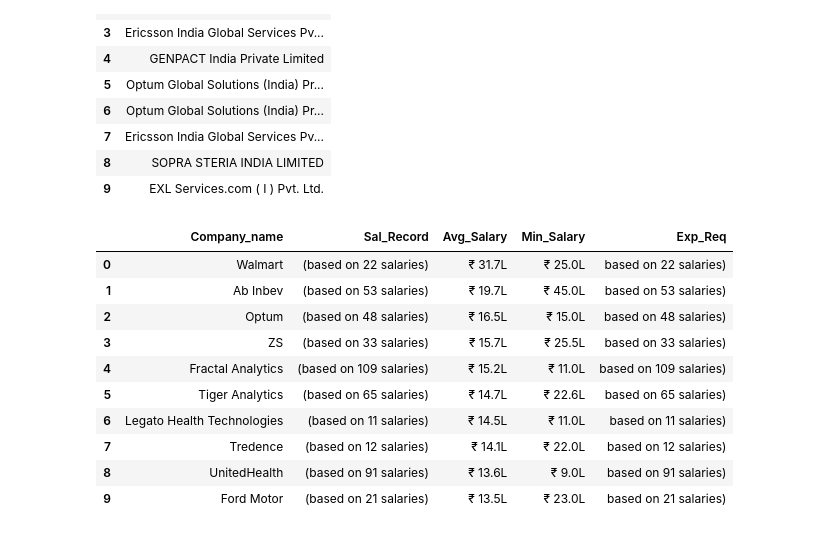
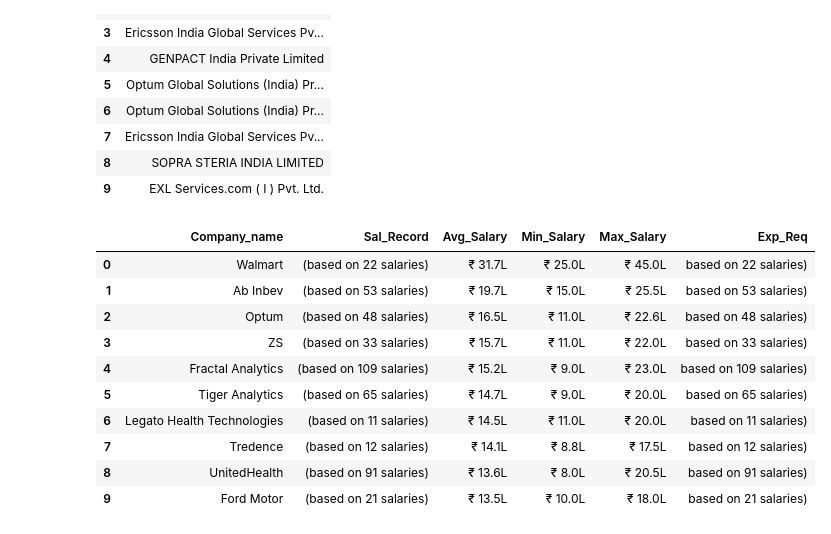
Before and after one commit to Thejas-V/Internship, a Jupyter notebook: webscrapping/ass2/Selenium(ASS-2).ipynb, the cells around one changed output. Saved outputs shown, nothing was run; the diff lists cells and outputs as text; code cells hidden in the pictures.

```diff
--- a/webscrapping/ass2/Selenium(ASS-2).ipynb
+++ b/webscrapping/ass2/Selenium(ASS-2).ipynb
@@ -450,44 +450,44 @@ Exp_Req=[]
 Companies=driver.find_elements(By.XPATH,'//div[@class="company-info"]')
 for i in Companies[:10]:
     company=i.text.split("\n")[0]
     Company_name.append(company)
 
 Record=driver.find_elements(By.XPATH,'//span[@class="datapoints"]')
 for i in Record[:10]:
     rec=i.text
     Sal_Record.append(rec)
 
 Average=driver.find_elements(By.XPATH,'//p[@class="averageCtc"]')
 for i in Average[:10]:
     avg=i.text
     Avg_Salary.append(avg)
 
-Minimum=driver.find_elements(By.XPATH,'//div[@class="value body-medium"]')
+Minimum=driver.find_elements(By.XPATH,'//div[@class="salary-values"]/div[1]')
 for i in Minimum[:10]:
     mn=i.text
     Min_Salary.append(mn)
 
-Maximum=driver.find_elements(By.XPATH,'//div[@class="value body-medium"]')
+Maximum=driver.find_elements(By.XPATH,'//div[@class="salary-values"]/div[2]')
 for i in Maximum[:10]:
     mx=i.text
     Max_Salary.append(mx)
 
 Experience=driver.find_elements(By.XPATH,'//div[@class="sbold-list-header"]')
 for i in Experience[:10]:
     exp=i.text.split("(")[1]
     Exp_Req.append(exp)
 
-df=pd.DataFrame({'Company_name':Company_name,'Sal_Record':Sal_Record,'Avg_Salary':Avg_Salary,'Min_Salary':Min_Salary,"Exp_Req":Exp_Req})
+df=pd.DataFrame({'Company_name':Company_name,'Sal_Record':Sal_Record,'Avg_Salary':Avg_Salary,'Min_Salary':Min_Salary,'Max_Salary':Max_Salary,"Exp_Req":Exp_Req})
 df
 # %% [output]
-|  | Company_name | Sal_Record | Avg_Salary | Min_Salary | Exp_Req |
-| 0 | Walmart | (based on 22 salaries) | ₹ 31.7L | ₹ 25.0L | based on 22 salaries) |
-| 1 | Ab Inbev | (based on 53 salaries) | ₹ 19.7L | ₹ 45.0L | based on 53 salaries) |
-| 2 | Optum | (based on 48 salaries) | ₹ 16.5L | ₹ 15.0L | based on 48 salaries) |
-| 3 | ZS | (based on 33 salaries) | ₹ 15.7L | ₹ 25.5L | based on 33 salaries) |
-| 4 | Fractal Analytics | (based on 109 salaries) | ₹ 15.2L | ₹ 11.0L | based on 109 salaries) |
-| 5 | Tiger Analytics | (based on 65 salaries) | ₹ 14.7L | ₹ 22.6L | based on 65 salaries) |
-| 6 | Legato Health Technologies | (based on 11 salaries) | ₹ 14.5L | ₹ 11.0L | based on 11 salaries) |
-| 7 | Tredence | (based on 12 salaries) | ₹ 14.1L | ₹ 22.0L | based on 12 salaries) |
-| 8 | UnitedHealth | (based on 91 salaries) | ₹ 13.6L | ₹ 9.0L | based on 91 salaries) |
-| 9 | Ford Motor | (based on 21 salaries) | ₹ 13.5L | ₹ 23.0L | based on 21 salaries) |
+|  | Company_name | Sal_Record | Avg_Salary | Min_Salary | Max_Salary | Exp_Req |
+| 0 | Walmart | (based on 22 salaries) | ₹ 31.7L | ₹ 25.0L | ₹ 45.0L | based on 22 salaries) |
+| 1 | Ab Inbev | (based on 53 salaries) | ₹ 19.7L | ₹ 15.0L | ₹ 25.5L | based on 53 salaries) |
+| 2 | Optum | (based on 48 salaries) | ₹ 16.5L | ₹ 11.0L | ₹ 22.6L | based on 48 salaries) |
+| 3 | ZS | (based on 33 salaries) | ₹ 15.7L | ₹ 11.0L | ₹ 22.0L | based on 33 salaries) |
+| 4 | Fractal Analytics | (based on 109 salaries) | ₹ 15.2L | ₹ 9.0L | ₹ 23.0L | based on 109 salaries) |
+| 5 | Tiger Analytics | (based on 65 salaries) | ₹ 14.7L | ₹ 9.0L | ₹ 20.0L | based on 65 salaries) |
+| 6 | Legato Health Technologies | (based on 11 salaries) | ₹ 14.5L | ₹ 11.0L | ₹ 20.0L | based on 11 salaries) |
+| 7 | Tredence | (based on 12 salaries) | ₹ 14.1L | ₹ 8.8L | ₹ 17.5L | based on 12 salaries) |
+| 8 | UnitedHealth | (based on 91 salaries) | ₹ 13.6L | ₹ 8.0L | ₹ 20.5L | based on 91 salaries) |
+| 9 | Ford Motor | (based on 21 salaries) | ₹ 13.5L | ₹ 10.0L | ₹ 18.0L | based on 21 salaries) |
```
